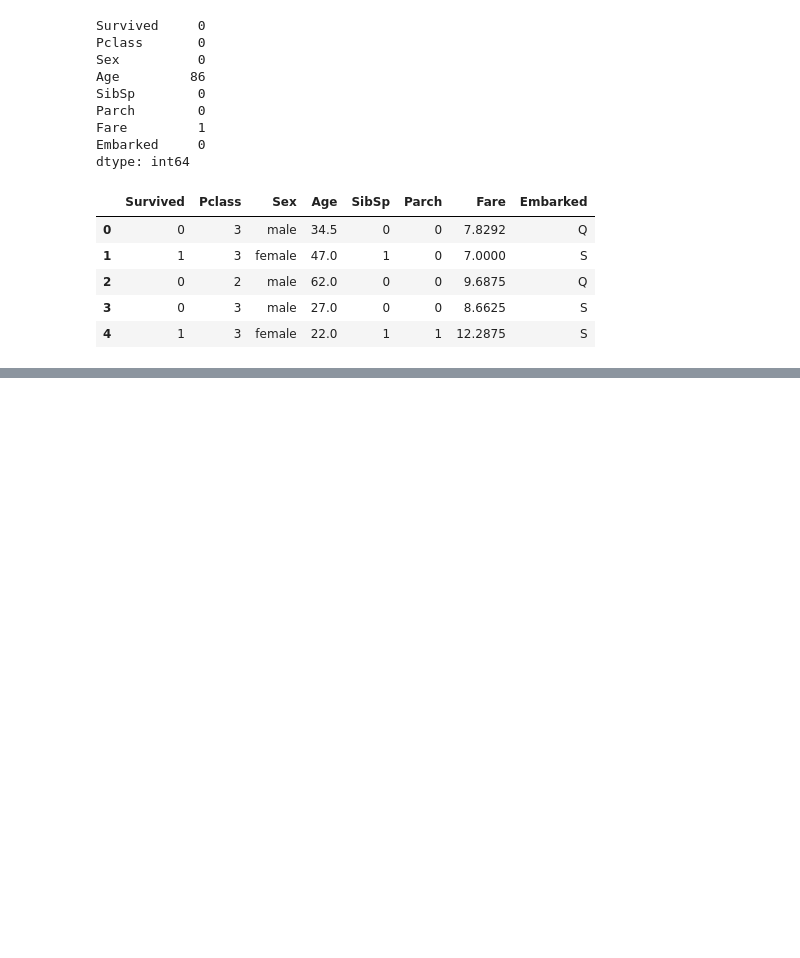
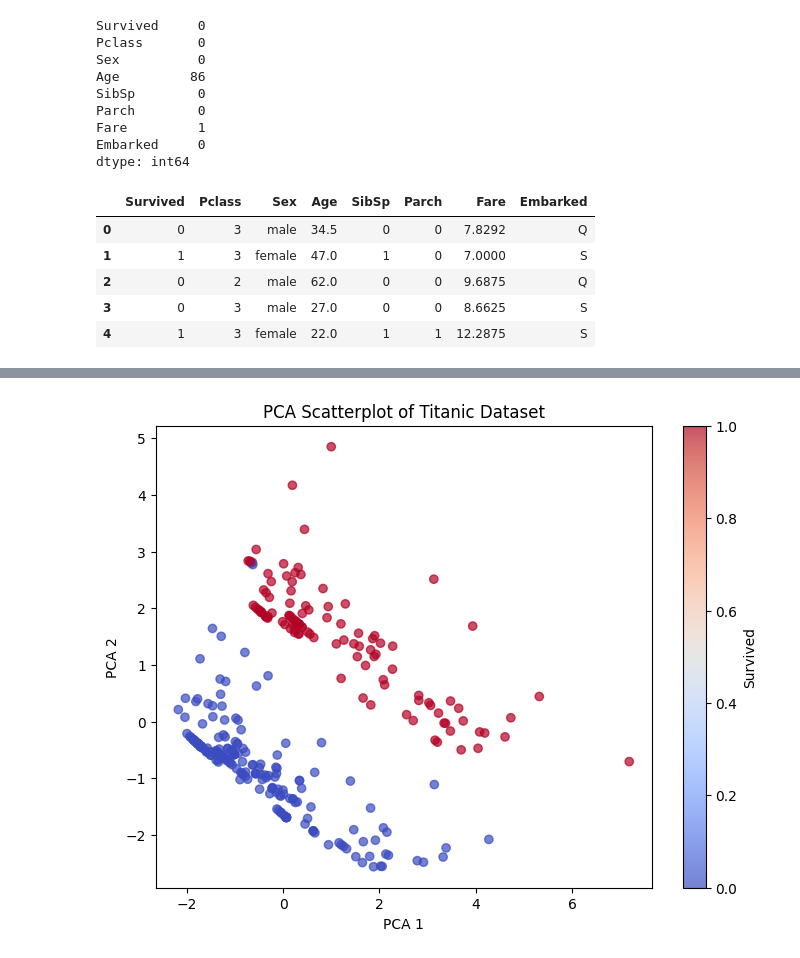
Before and after one commit to etanami-obaro/deep-learning-exercises, a Jupyter notebook: main.ipynb, the cells around one changed output, grey strips where cells are left out. Drawn from its saved outputs; the diff is of its cells as text; code cells hidden in the pictures; blank space fills up the shorter version.

Commit message:
visulaize the dataset

```diff
--- a/main.ipynb
+++ b/main.ipynb
@@ -98 +99,3 @@ Embarked    0
 dtype: int64
+# %%
+X = pd.get_dummies(X, columns=["Sex", "Embarked"], drop_first=False)
@@ -98,0 +126,3 @@ dtype: int64
+# %%
+scaler = StandardScaler()
+X = scaler.fit_transform(X)
@@ -98,0 +145,3 @@ dtype: int64
+# %%
+X = torch.tensor(X, dtype=torch.float32)
+y = torch.tensor(y, dtype=torch.float32).unsqueeze(1)
@@ -98,0 +156,2 @@ dtype: int64
+# %%
+X_train, X_test, y_train, y_test = train_test_split(X,y, test_size=0.2)
@@ -98,0 +186,21 @@ dtype: int64
+# %%
+from sklearn.decomposition import PCA
+
+pca = PCA(n_components=2)
+X_pca = pca.fit_transform(X_train)
+
+plt.figure(figsize=(8,6))
+plt.scatter(
+    X_pca[:, 0],
+    X_pca[:, 1],
+    c=y_train,
+    cmap="coolwarm",
+    alpha=0.7
+)
+plt.xlabel("PCA 1")
+plt.ylabel("PCA 2")
+plt.title("PCA Scatterplot of Titanic Dataset")
+plt.colorbar(label="Survived")
+plt.show()
+# %% [output]
+[figure, added]
```
Also changed, not shown: parts of 12 cells of this notebook.
